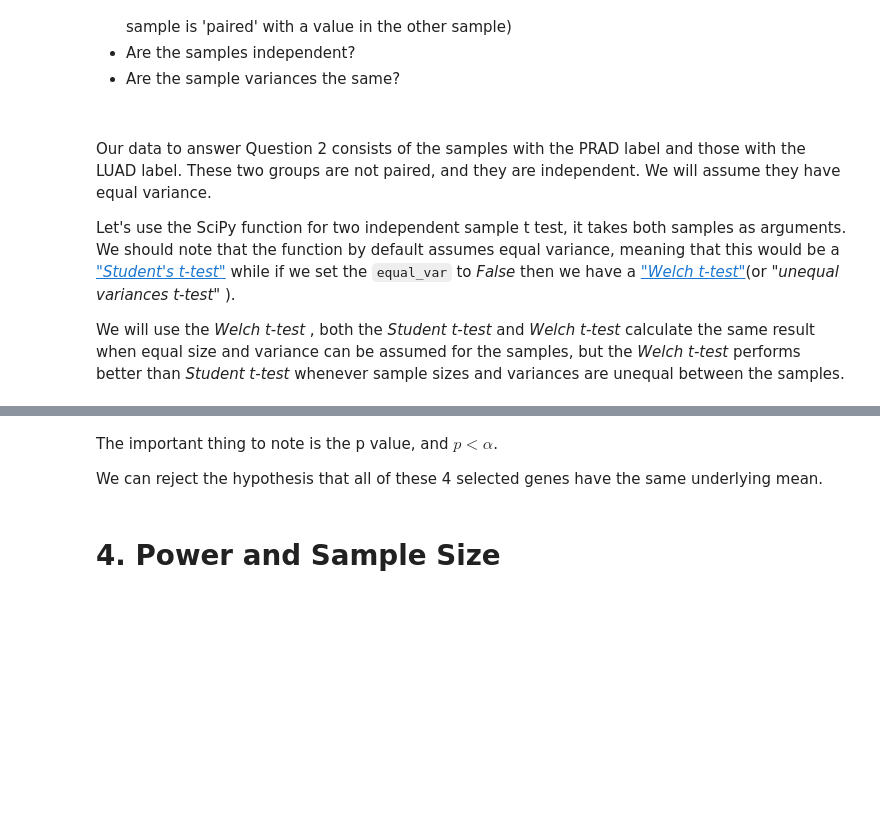
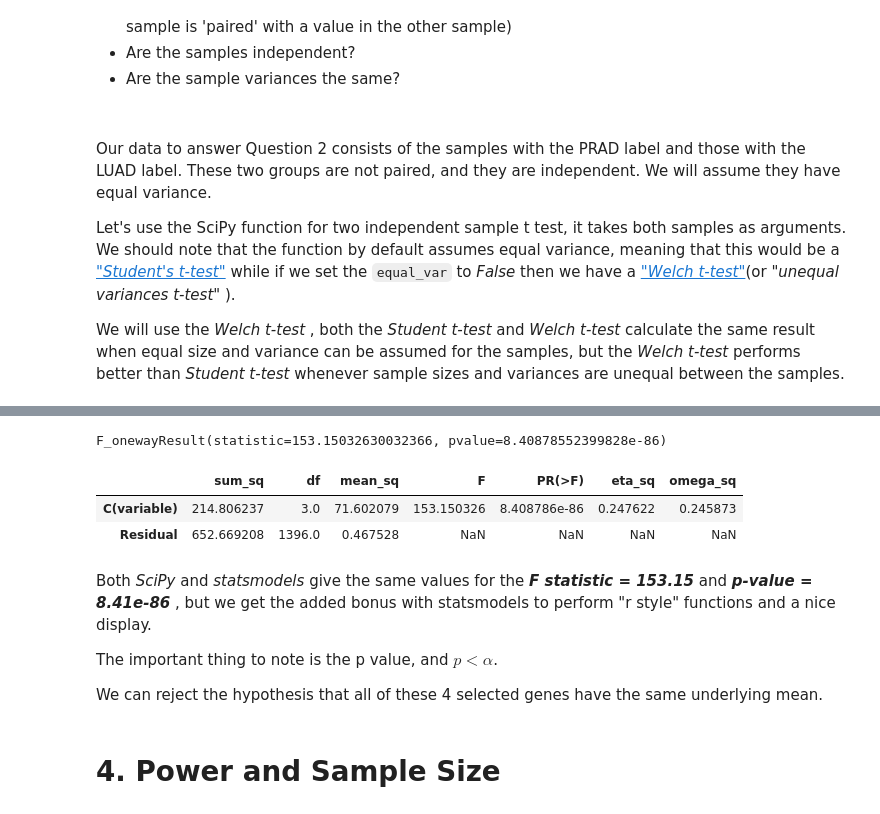
Before and after one commit to fredhutchio/ml-pancancer-example, a Jupyter notebook: Notebook 2 - Intermediate.ipynb, the cells around one changed output, grey strips where cells are left out. Cells and saved outputs as stored; diff of their text form; code cells hidden in the pictures; blank space fills up the shorter version.

```diff
--- a/Notebook 2 - Intermediate.ipynb
+++ b/Notebook 2 - Intermediate.ipynb
@@ -689,4 +753,40 @@ tuple = (10512.238291889496, 0.0)
+# %%
+cols = ['ENSG00000075624','ENSG00000112306','ENSG00000137154','ENSG00000142534']
+
+# Call the ANOVA function from statsmodels
+stats.f_oneway(data[cols[0]],data[cols[1]],data[cols[2]],data[cols[3]])
+# %% [output]
+F_onewayResult(statistic=153.15032630032366, pvalue=8.40878552399828e-86)
+# %%
+# Anova with statsmodels functions and function to display table
+########
+
+data_anova = pd.melt(data[cols]) # data in format needed
+model = ols('value ~ C(variable)', data=data_anova).fit() # 'r' like formula for anova model
+aov_table = sm.stats.anova_lm(model, typ=2) # running anova
+
+def anova_table(aov):
+    """
+        The function below was created specifically for the one-way ANOVA table results returned for Type II sum of squares
+    """
+    aov['mean_sq'] = aov[:]['sum_sq']/aov[:]['df']
+
+    aov['eta_sq'] = aov[:-1]['sum_sq']/sum(aov['sum_sq'])
+
+    aov['omega_sq'] = (aov[:-1]['sum_sq']-(aov[:-1]['df']*aov['mean_sq'][-1]))/(sum(aov['sum_sq'])+aov['mean_sq'][-1])
+
+    cols = ['sum_sq', 'df', 'mean_sq', 'F', 'PR(>F)', 'eta_sq', 'omega_sq']
+    aov = aov[cols]
+    return aov
+
+anova_table(aov_table)
+# %% [output]
+|  | sum_sq | df | mean_sq | F | PR(>F) | eta_sq | omega_sq |
+| C(variable) | 214.806237 | 3.0 | 71.602079 | 153.150326 | 8.408786e-86 | 0.247622 | 0.245873 |
+| Residual | 652.669208 | 1396.0 | 0.467528 | NaN | NaN | NaN | NaN |
 # %% [markdown]
+Both _SciPy_ and _statsmodels_ give the same values for the ___F statistic = 153.15___ and ___p-value = 8.41e-86___ , but we get the added bonus with statsmodels to perform "r style" functions and a nice display.
+
 The important thing to note is the p value, and $p < \alpha$.
 
 We can reject the hypothesis that all of these 4 selected genes have the same underlying mean.
```
Also changed, not shown: parts of 9 cells of this notebook.
